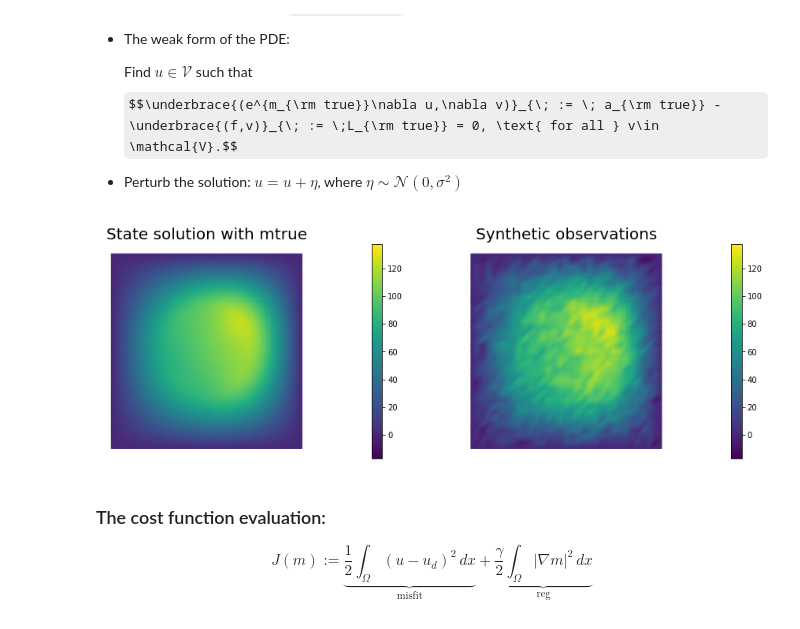
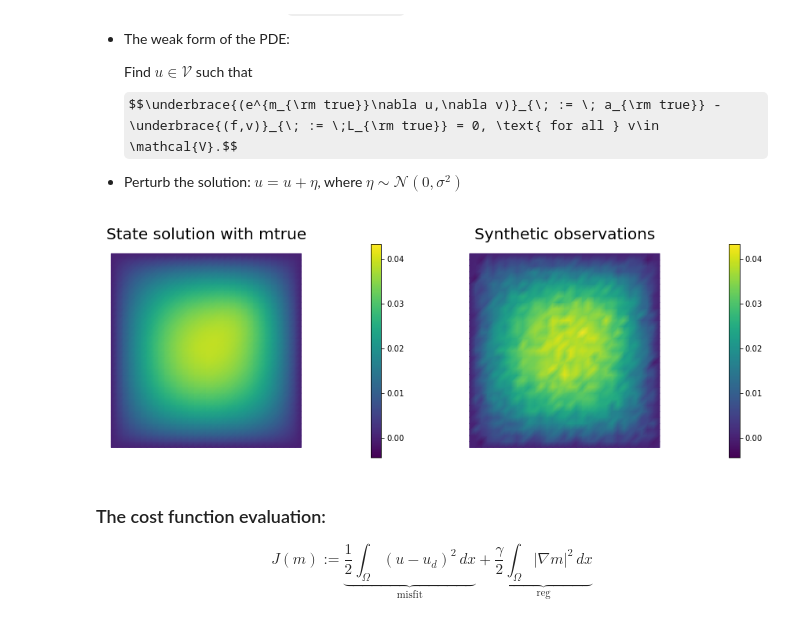
Before and after one commit to mashadab/Computational-and-Variational-Methods-for-Inverse-Problems, a Jupyter notebook: HW5-transient-NewtonCG/Trial_HW5_Q2.ipynb, the cells around one changed output. Drawn from its saved outputs; the diff is of its cells as text; code cells hidden in the pictures; some formulas as TeX source.

```diff
--- a/HW5-transient-NewtonCG/Trial_HW5_Q2.ipynb
+++ b/HW5-transient-NewtonCG/Trial_HW5_Q2.ipynb
@@ -283,45 +283,49 @@ bc_adj = dl.DirichletBC(Vu, dl.Constant(0.), boundary)
 # %%
 # noise level
 noise_level = 0.05
-
+utrue = dl.Function(Vu)
 # weak form for setting up the synthetic observations
 a_true =  dl.inner(k * dl.grad(u_trial), dl.grad(u_test)) * dl.dx
-L_true =  f * u_test * dl.dx - dl.inner(u_test*v, dl.grad(utrue))*dl.dx + 100.0 * dl.exp(mtrue) * utrue**3 * u_test*dl.dx
+L_true = f*u_test*dl.dx - dl.Constant(100.0) * dl.exp(mtrue) * utrue**3 * u_test*dl.dx - dl.inner(u_test*v, dl.grad(utrue))*dl.dx
 
 #L_true = (f * u_test \
 #          - dl.Constant(100) * dl.exp(mtrue) * u_trial * u_trial * u_trial * u_test \
 #          - u_test * dl.inner(v,dl.grad(u_trial)))* dl.dx
 
 
-#    J_true = dl.inner(k*dl.grad(utrue), dl.grad(u_test))*dl.dx \
-#        + dl.inner(u_test*v, dl.grad(utrue))*dl.dx \
-#        + 100.0 * dl.exp(mtrue) * utrue**3 * u_test*dl.dx \
-#        - f*u_test*dl.dx
-
 # solve the forward/state problem to generate synthetic observations
 A_true, b_true = dl.assemble_system(a_true, L_true, bc_state)
 
 utrue = dl.Function(Vu)
 dl.solve(A_true, utrue.vector(), b_true)
+'''
+J_true = dl.inner(k*dl.grad(utrue), dl.grad(u_test))*dl.dx \
+    + dl.inner(u_test*v, dl.grad(utrue))*dl.dx \
+    + 100.0 * dl.exp(mtrue) * utrue**3 * u_test*dl.dx \
+    - f*u_test*dl.dx
+
+dl.solve(J_true == 0, utrue, bc_state, solver_parameters={"newton_solver":{"relative_tolerance":1e-6},
+"newton_solver":{"maximum_iterations":2000}})
+'''
 
 ud = dl.Function(Vu)
 ud.assign(utrue)
 
 # perturb state solution and create synthetic measurements ud
 # ud = u + ||u||/SNR * random.normal
 MAX = ud.vector().norm("linf")
 noise = dl.Vector()
 A_true.init_vector(noise,1)
 noise.set_local( noise_level * MAX * np.random.normal(0, 1, len(ud.vector().get_local())) )
 bc_adj.apply(noise)
 
 ud.vector().axpy(1., noise)
 
 # plot
 nb.multi1_plot([utrue, ud], ["State solution with mtrue", "Synthetic observations"])
 plt.show()
 # %% [output]
-[figure, old version]
+[figure, new version]
 # %% [markdown]
 ### The cost function evaluation:
 
```
Also changed, not shown: parts of 5 cells of this notebook, 1 other file.
